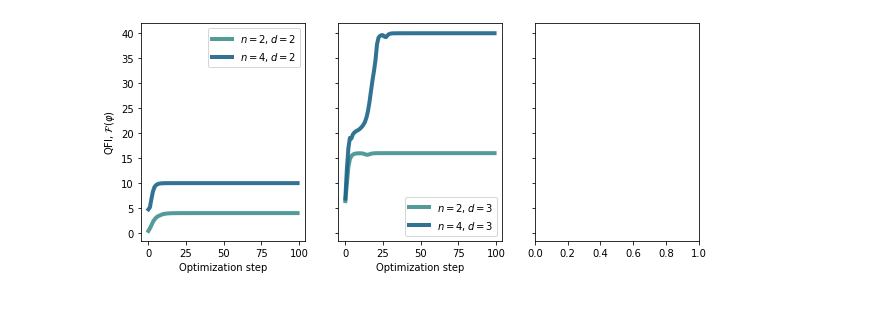
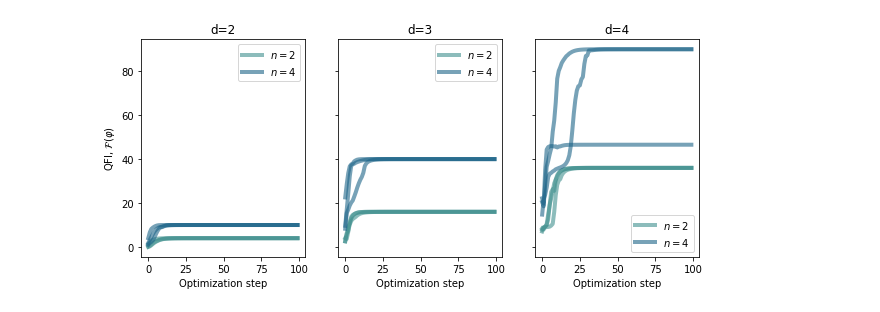
Before and after one commit to benjimaclellan/queso, a Jupyter notebook: experiments/qfi-analysis.ipynb, the cells around one changed output. Saved outputs shown, nothing was run; the diff lists cells and outputs as text; code cells hidden in the pictures.

Commit message:
Add sample and batch runs

```diff
--- a/experiments/qfi-analysis.ipynb
+++ b/experiments/qfi-analysis.ipynb
@@ -5,7 +5,7 @@ import pandas as pd
 
 from qsense.io import IO
 # %%
-io = IO(folder=r"2022-12-08_qfi-batch-optimization_4bCE")
+io = IO(folder=r"2022-12-08_qfi-batch-optimization_dDD9")
 # %%
 df = io.load_dataframe(filename="qfi-batch")
 df
@@ -15,14 +31,16 @@ array([2, 4], dtype=int64)
 # %%
 fig, axs = plt.subplots(1, 3, figsize=[10, 4], sharey=True)
 colors = sns.color_palette("crest")
 for (i, d) in enumerate(df.d.unique()):
     for n in df.n.unique():
         dfi = df[(df.d == d) & (df.n == n)]
         # print(d, n, dfi)
-        axs[i].plot(dfi.iloc[0].losses, label=f"$n={n}, d={d}$", **dict(color=colors[n], ls='-', lw=4, alpha=0.9, ))
+        for j, losses in enumerate(dfi.losses):
+            axs[i].plot(losses, label=f"$n={n}$" if j == 0 else None, **dict(color=colors[n], ls='-', lw=4, alpha=0.6, ))
+    # axs[i].suptitle(f"d={d}")
     axs[i].legend()
-    axs[i].set(xlabel="Optimization step")
+    axs[i].set(xlabel="Optimization step", title=f"d={d}")
     axs[0].set(ylabel=r'QFI, $\mathcal{F}(\varphi)$')
 plt.show()
 # %% [output]
-[figure, old version]
+[figure, new version]
```
Also changed, not shown: parts of 6 cells of this notebook, 4 other files.
